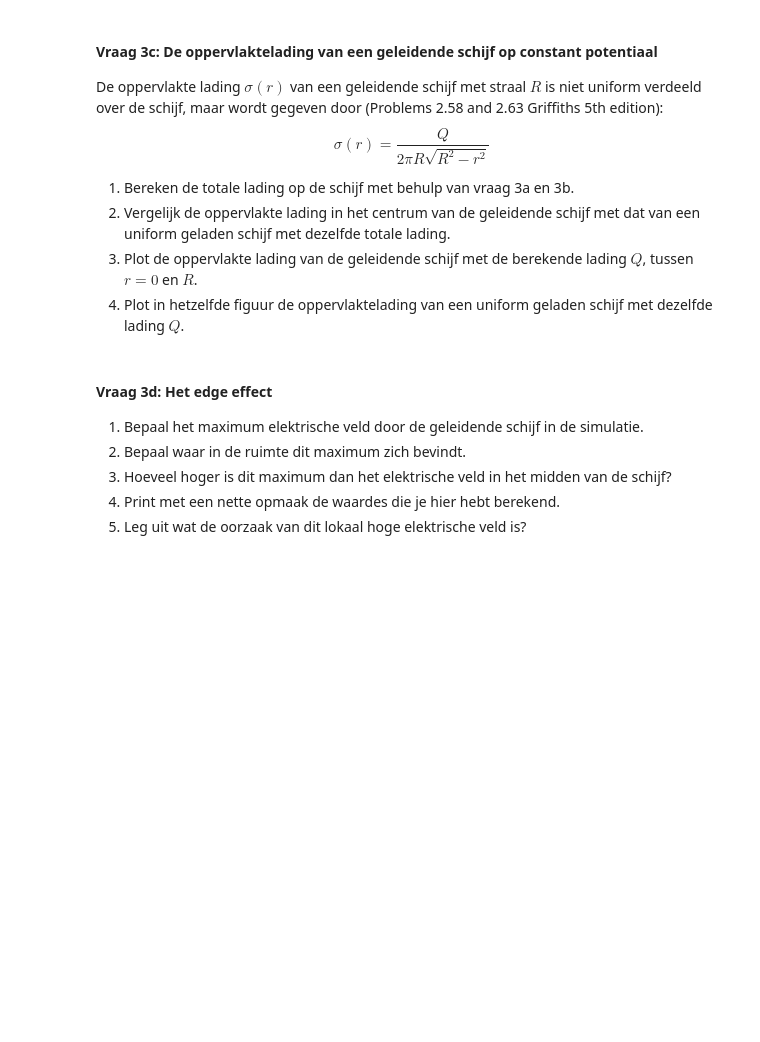
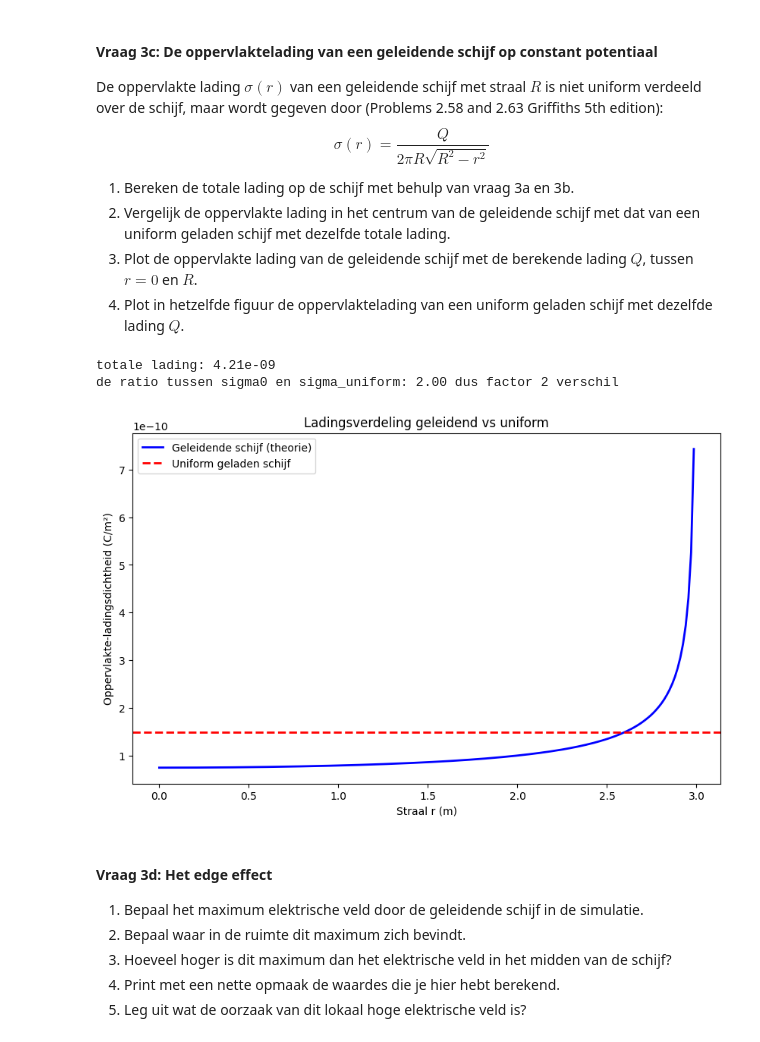
Before and after one commit to Caaldering/opdrachten-DEF-D_CA, a Jupyter notebook: DigitaleOntwerpopdrachten/1CondensatorOpdracht/CondensatorOntwerpopdracht.ipynb, the cells around one changed output. Cells and saved outputs as stored; diff of their text form; code cells hidden in the pictures; blank space fills up the shorter version.

```diff
--- a/DigitaleOntwerpopdrachten/1CondensatorOpdracht/CondensatorOntwerpopdracht.ipynb
+++ b/DigitaleOntwerpopdrachten/1CondensatorOpdracht/CondensatorOntwerpopdracht.ipynb
@@ -457,0 +442,4 @@ De formule is sigma = V * epsilon0, met sigma de oppervlaktespanning in [C/m^2]
+# %%
+epsilon0 = 8.854e-12  # permittiviteit van vacuum (F/m)
+sigma0 = epsilon0 * 2 * normE[normE.shape[0]//2 - 1,0]
+print(f'De oppervlakte ladingsdichtheid is {sigma0:.2e} C/m^2')
@@ -466,9 +456,31 @@ $$\sigma(r) = \frac{Q}{2 \pi R \sqrt{R^2 - r^2}}$$
 3. Plot de oppervlakte lading van de geleidende schijf met de berekende lading $Q$, tussen $r = 0$ en $R$.
 4. Plot in hetzelfde figuur de oppervlaktelading van een uniform geladen schijf met dezelfde lading $Q$.
 # %%
-###
-###Jouw code hier###
-###
+Q_totaal = sigma0 * 2 * np.pi * disk_radius**2
+print(f'totale lading: {Q_totaal:.2e}')
+
+sigma_uniform = Q_totaal / (np.pi * disk_radius**2)
+
+ratio = sigma_uniform / sigma0
+print(f'de ratio tussen sigma0 en sigma_uniform: {ratio:.2f} dus factor 2 verschil')
+
+# 3 & 4. Plotten van de verdelingen
+r_test = np.linspace(0, disk_radius, 200)
+
+sigma_r = Q_totaal / (2 * np.pi * disk_radius * np.sqrt(disk_radius**2 - r_test**2))
+
+plt.figure(figsize=(10, 6))
+plt.plot(r_test, sigma_r, label='Geleidende schijf (theorie)', color='blue', linewidth=2)
+plt.axhline(y=sigma_uniform, color='red', linestyle='--', label='Uniform geladen schijf', linewidth=2)
+plt.title('Ladingsverdeling geleidend vs uniform')
+plt.xlabel('Straal r (m)')
+plt.ylabel('Oppervlakte-ladingsdichtheid (C/m²)')
+plt.legend()
+plt.show()
+# %% [output]
+totale lading: 4.21e-09
+de ratio tussen sigma0 en sigma_uniform: 2.00 dus factor 2 verschil
+[figure, added]
 # %% [markdown]
 #### Vraag 3d: Het edge effect
 
```
Also changed, not shown: parts of 5 cells of this notebook.
